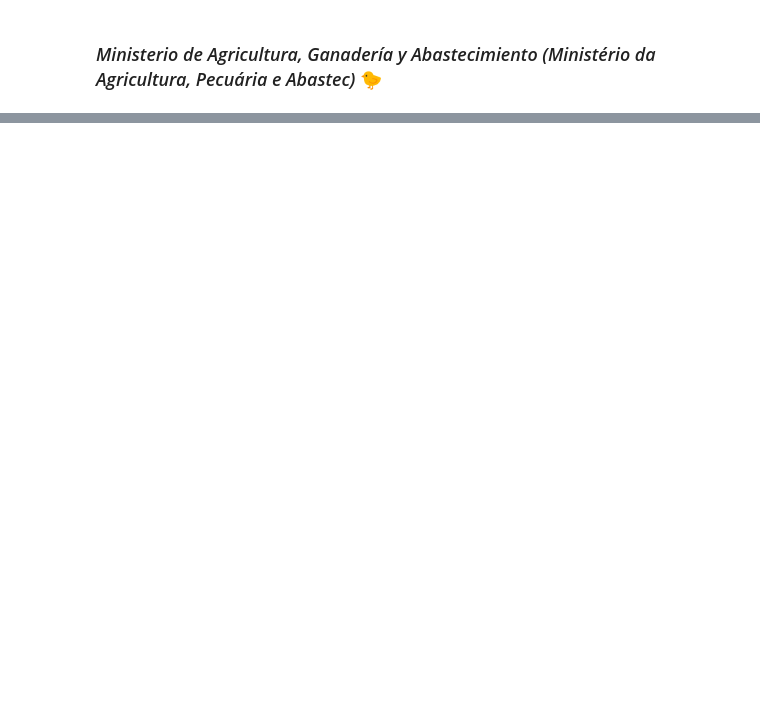
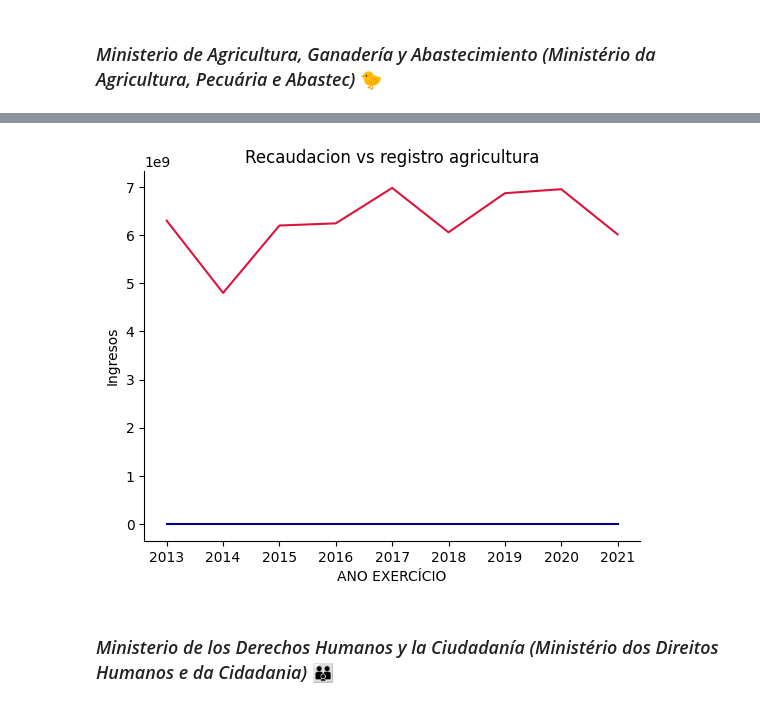
Before and after one commit to Gabijc/Proyecto2-Insights-Brasil, a Jupyter notebook: Análisis_categorías.ipynb, the cells around one changed output, grey strips where cells are left out. Saved outputs shown, nothing was run; the diff lists cells and outputs as text; code cells hidden in the pictures; blank space fills up the shorter version.

```diff
--- a/Análisis_categorías.ipynb
+++ b/Análisis_categorías.ipynb
@@ -479,0 +471,4 @@ organos_agricultura
+# %%
+# Vemos la información temporal sobre el ministerio
+temporal_agricultura = fs.info_ministerio(datos_brasil, "Ministério da Agricultura, Pecuária e Abastec")
+temporal_agricultura
@@ -479,0 +503,6 @@ organos_agricultura
+# %%
+fs.evolucion_temporal(temporal_agricultura, "ANO EXERCÍCIO",["VALOR LANÇADO", "VALOR REALIZADO"])
+# %% [output]
+[figure, added]
+# %% [markdown]
+### *Ministerio de los Derechos Humanos y la Ciudadanía (Ministério dos Direitos Humanos e da Cidadania)* 👪
```
Also changed, not shown: parts of 125 cells of this notebook, 2 other files.
